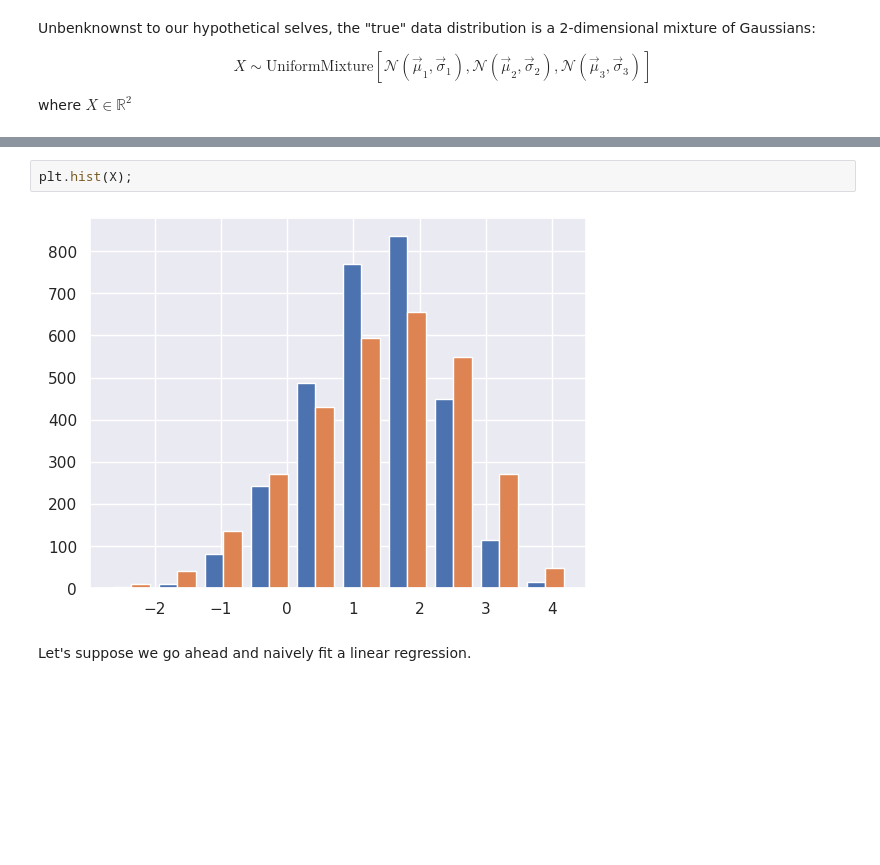
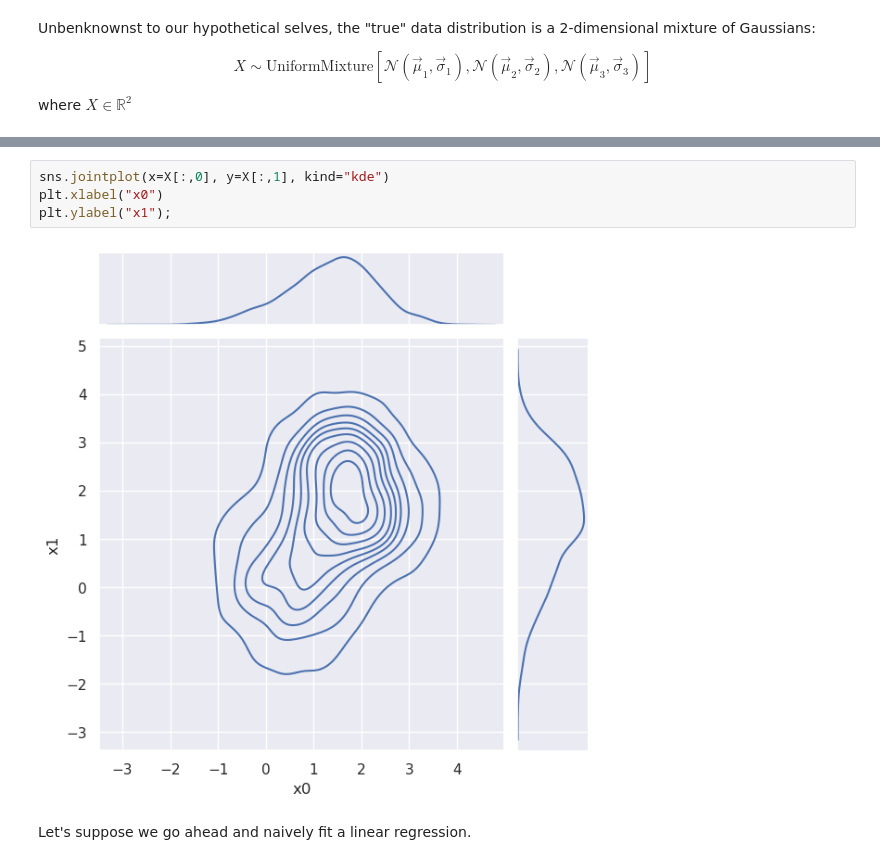
Before and after one commit to bgroenks96/Bayes-Workshop, a Jupyter notebook: code/02_Model_misspecification.ipynb, the cells around one changed output, grey strips where cells are left out. Drawn from its saved outputs; the diff is of its cells as text; blank space fills up the shorter version.

```diff
--- a/code/02_Model_misspecification.ipynb
+++ b/code/02_Model_misspecification.ipynb
@@ -62,7 +62,9 @@ plt.scatter(x3[inds,0],x3[inds,1]);
-# %%
-plt.hist(X);
-# %% [output]
-[figure, removed]
+# %%
+sns.jointplot(x=X[:,0], y=X[:,1], kind="kde")
+plt.xlabel("x0")
+plt.ylabel("x1");
+# %% [output]
+[figure, added]
 # %% [markdown]
 Let's suppose we go ahead and naively fit a linear regression.
 # %%
```
Also changed, not shown: parts of 9 cells of this notebook, 4 other files.
